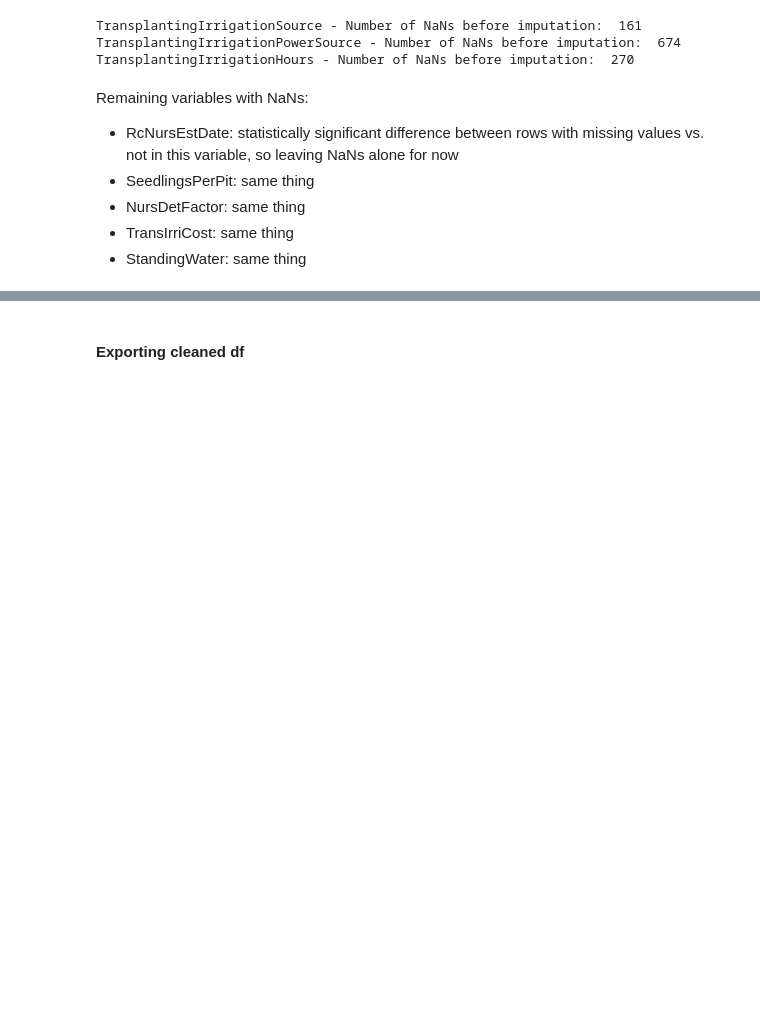
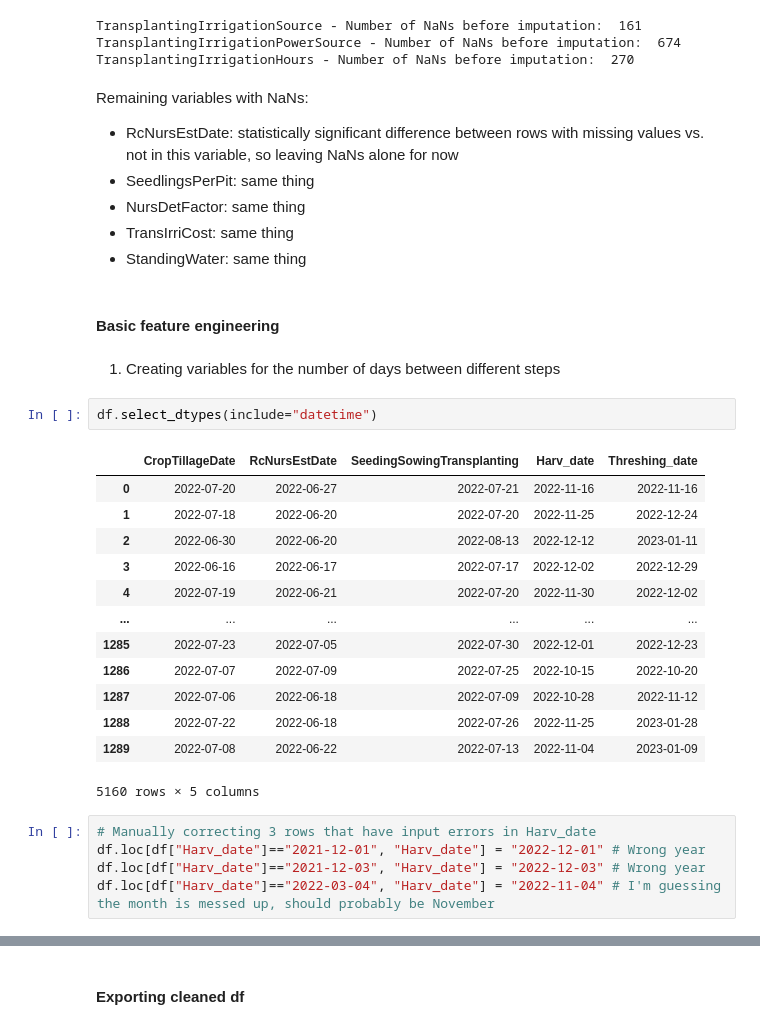
Before and after one commit to rapsoj/crop-yield-estimate, a Jupyter notebook: 02-data-cleaning/01.01-cleaning.ipynb, the cells around one changed output, grey strips where cells are left out. Saved outputs shown, nothing was run; the diff lists cells and outputs as text; blank space fills up the shorter version.

```diff
--- a/02-data-cleaning/01.01-cleaning.ipynb
+++ b/02-data-cleaning/01.01-cleaning.ipynb
@@ -214,3 +214,28 @@ Remaining variables with NaNs:
 - NursDetFactor: same thing
 - TransIrriCost: same thing
 - StandingWater: same thing
+# %% [markdown]
+#### Basic feature engineering
+# %% [markdown]
+1. Creating variables for the number of days between different steps
+# %%
+df.select_dtypes(include="datetime")
+# %% [output]
+|  | CropTillageDate | RcNursEstDate | SeedingSowingTransplanting | Harv_date | Threshing_date |
+| 0 | 2022-07-20 | 2022-06-27 | 2022-07-21 | 2022-11-16 | 2022-11-16 |
+| 1 | 2022-07-18 | 2022-06-20 | 2022-07-20 | 2022-11-25 | 2022-12-24 |
+| 2 | 2022-06-30 | 2022-06-20 | 2022-08-13 | 2022-12-12 | 2023-01-11 |
+| 3 | 2022-06-16 | 2022-06-17 | 2022-07-17 | 2022-12-02 | 2022-12-29 |
+| 4 | 2022-07-19 | 2022-06-21 | 2022-07-20 | 2022-11-30 | 2022-12-02 |
+| ... | ... | ... | ... | ... | ... |
+| 1285 | 2022-07-23 | 2022-07-05 | 2022-07-30 | 2022-12-01 | 2022-12-23 |
+| 1286 | 2022-07-07 | 2022-07-09 | 2022-07-25 | 2022-10-15 | 2022-10-20 |
+| 1287 | 2022-07-06 | 2022-06-18 | 2022-07-09 | 2022-10-28 | 2022-11-12 |
+| 1288 | 2022-07-22 | 2022-06-18 | 2022-07-26 | 2022-11-25 | 2023-01-28 |
+| 1289 | 2022-07-08 | 2022-06-22 | 2022-07-13 | 2022-11-04 | 2023-01-09 |
+5160 rows × 5 columns
+# %%
+# Manually correcting 3 rows that have input errors in Harv_date
+df.loc[df["Harv_date"]=="2021-12-01", "Harv_date"] = "2022-12-01" # Wrong year
+df.loc[df["Harv_date"]=="2021-12-03", "Harv_date"] = "2022-12-03" # Wrong year
+df.loc[df["Harv_date"]=="2022-03-04", "Harv_date"] = "2022-11-04" # I'm guessing the month is messed up, should probably be November
```
Also changed, not shown: parts of 8 cells of this notebook.
